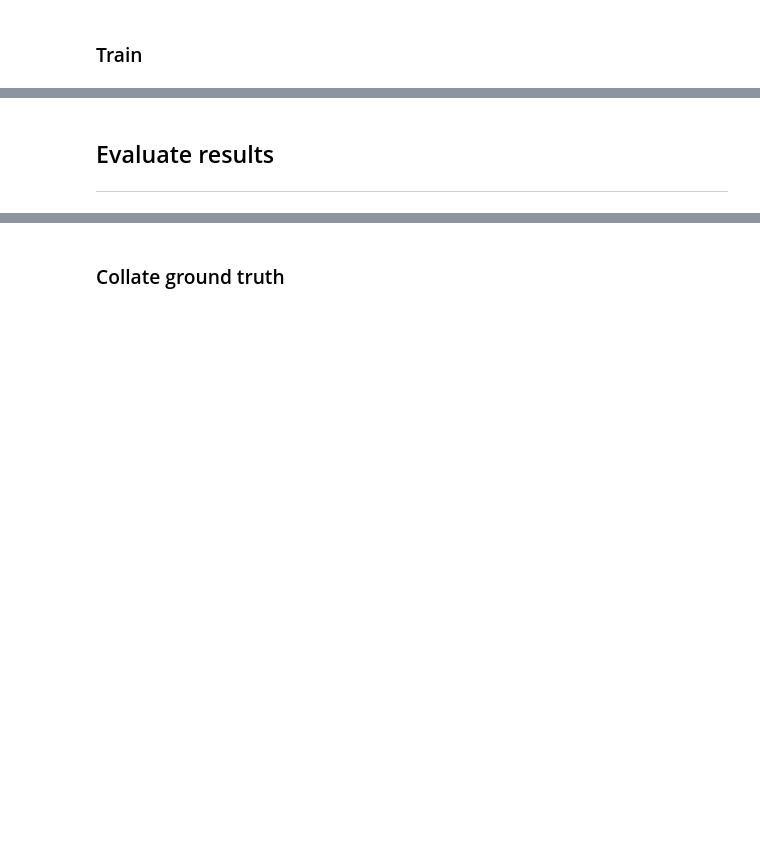
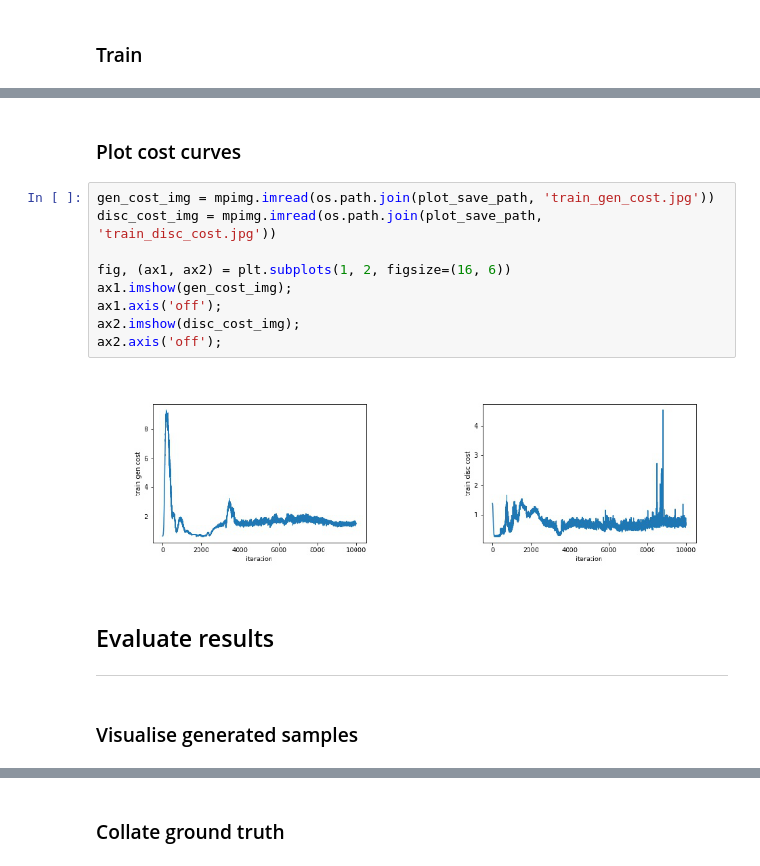
Before and after one commit to alpha-i/detective-gan-rick-and-morty, a Jupyter notebook: doc/notebooks/kddcup99_anomaly_detection.ipynb, the cells around one changed output, grey strips where cells are left out. Drawn from its saved outputs; the diff is of its cells as text; blank space fills up the shorter version.

Commit message:
Added cost curves to mnist and kdd notebooks

```diff
--- a/doc/notebooks/kddcup99_anomaly_detection.ipynb
+++ b/doc/notebooks/kddcup99_anomaly_detection.ipynb
@@ -66,3 +89,18 @@ detective.train(data_normal_train)
+# %% [markdown]
+### Plot cost curves
+# %%
+gen_cost_img = mpimg.imread(os.path.join(plot_save_path, 'train_gen_cost.jpg'))
+disc_cost_img = mpimg.imread(os.path.join(plot_save_path, 'train_disc_cost.jpg'))
+
+fig, (ax1, ax2) = plt.subplots(1, 2, figsize=(16, 6))
+ax1.imshow(gen_cost_img);
+ax1.axis('off');
+ax2.imshow(disc_cost_img);
+ax2.axis('off');
+# %% [output]
+[figure, added]
 # %% [markdown]
 ## Evaluate results
 ***
+# %% [markdown]
+### Visualise generated samples
```
Also changed, not shown: parts of 6 cells of this notebook, 2 other files.
